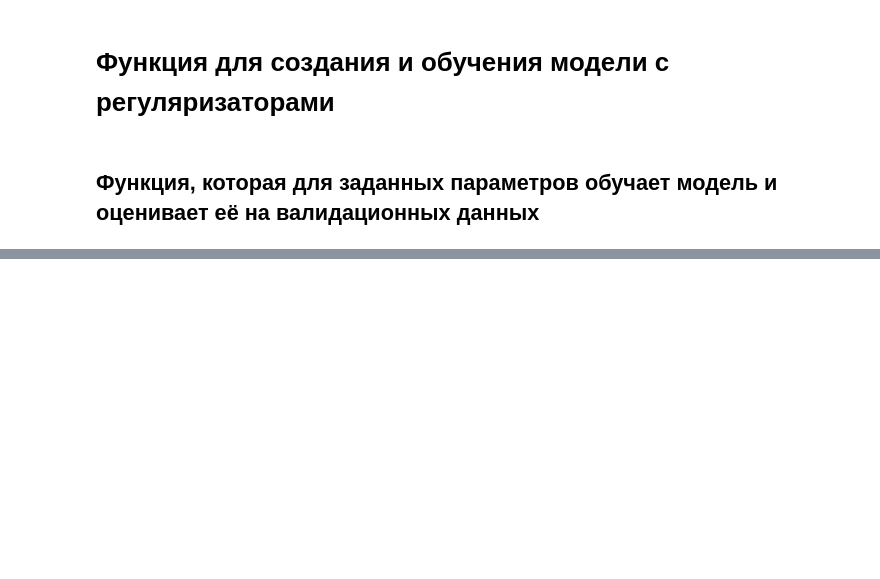
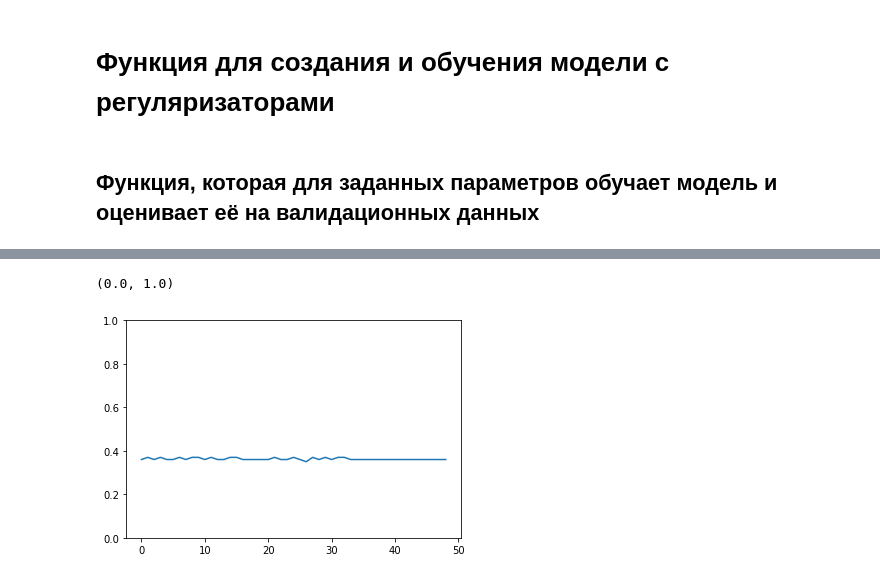
Before and after one commit to NikitaOmsk/topic_modeling, a Jupyter notebook: experiments_update.ipynb, the cells around one changed output, grey strips where cells are left out. Drawn from its saved outputs; the diff is of its cells as text; code cells hidden in the pictures; blank space fills up the shorter version.

```diff
--- a/experiments_update.ipynb
+++ b/experiments_update.ipynb
@@ -266,0 +1139,7 @@ Iteration last: sparsity = 0.5674999952316284, perplexity = 6222.26904296875
+# %%
+plt.plot(accs)
+axes = plt.gca()
+axes.set_ylim([0,1])
+# %% [output]
+(0.0, 1.0)
+[figure, added]
```
Also changed, not shown: parts of 105 cells of this notebook.
